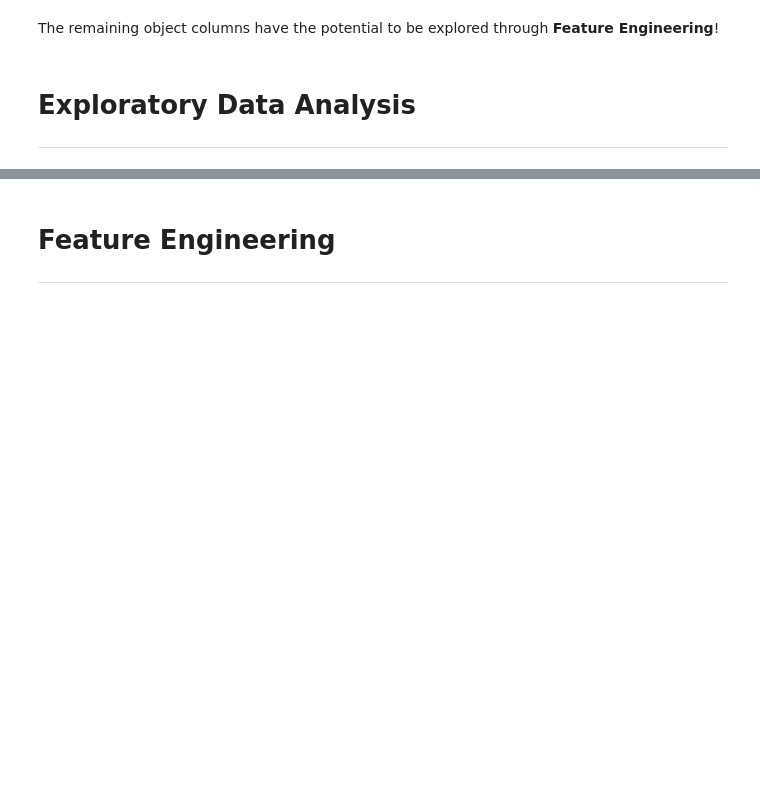
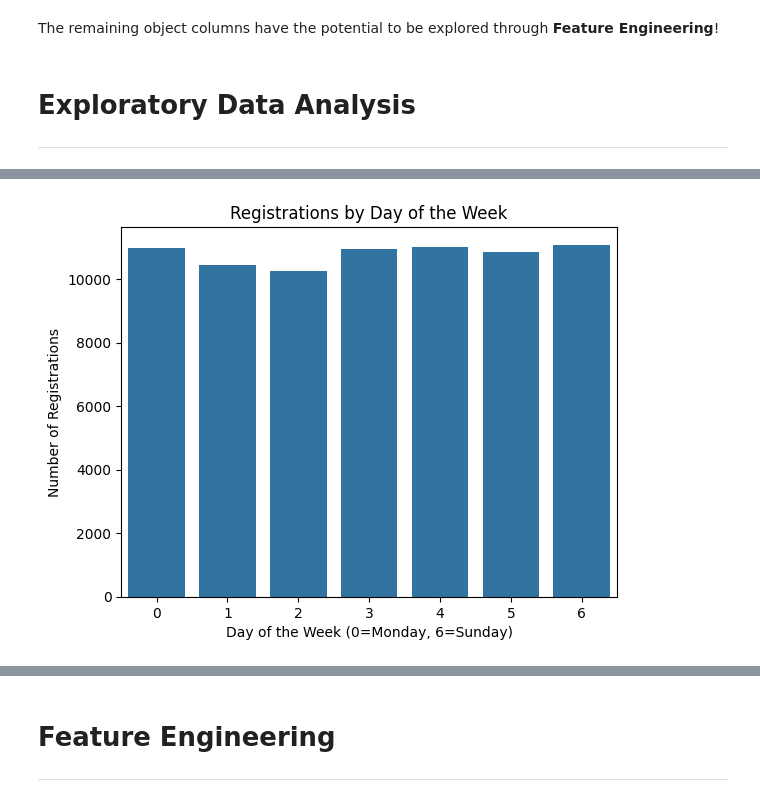
Before and after one commit to azarelga/big-data-repository, a Jupyter notebook: assignment_1.ipynb, the cells around one changed output, grey strips where cells are left out. Saved outputs shown, nothing was run; the diff lists cells and outputs as text; code cells hidden in the pictures; blank space fills up the shorter version.

```diff
--- a/assignment_1.ipynb
+++ b/assignment_1.ipynb
@@ -390,0 +406,26 @@ The remaining object columns have the potential to be explored through **Feature
+# %%
+train_ready['account_registration_time'] = pd.to_datetime(train_ready['account_registration_time'])
+train_ready['purchase_time'] = pd.to_datetime(train_ready['purchase_time'])
+# %%
+train_ready['reg_year'] = train_ready['account_registration_time'].dt.year
+train_ready['reg_month'] = train_ready['account_registration_time'].dt.month
+train_ready['reg_day'] = train_ready['account_registration_time'].dt.day
+train_ready['reg_weekday'] = train_ready['account_registration_time'].dt.weekday
+train_ready['hour'] = train_ready['account_registration_time'].dt.hour
+# %%
+train_ready['purchase_year'] = train_ready['purchase_time'].dt.year
+train_ready['purchase_month'] = train_ready['purchase_time'].dt.month
+train_ready['purchase_day'] = train_ready['purchase_time'].dt.day
+train_ready['purchase_weekday'] = train_ready['purchase_time'].dt.weekday
+train_ready['purchase_hour'] = train_ready['purchase_time'].dt.hour
+# %%
+train_ready['time_to_purchase_days'] = (train_ready['purchase_time'] - train_ready['account_registration_time']).dt.days
+train_ready['time_to_purchase_hours'] = (train_ready['purchase_time'] - train_ready['account_registration_time']).dt.total_seconds() / 3600
+# %%
+sns.countplot(x='reg_weekday', data = train_ready)
+plt.title('Registrations by Day of the Week')
+plt.xlabel('Day of the Week (0=Monday, 6=Sunday)')
+plt.ylabel('Number of Registrations')
+plt.show()
+# %% [output]
+[figure, added]
```
Also changed, not shown: parts of 24 cells of this notebook.
